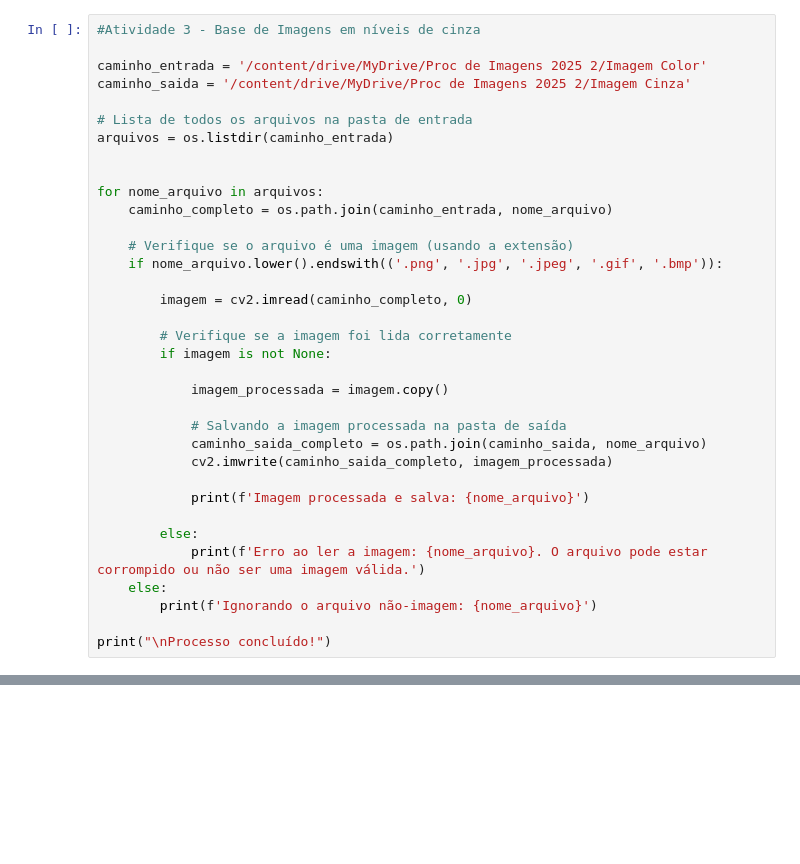
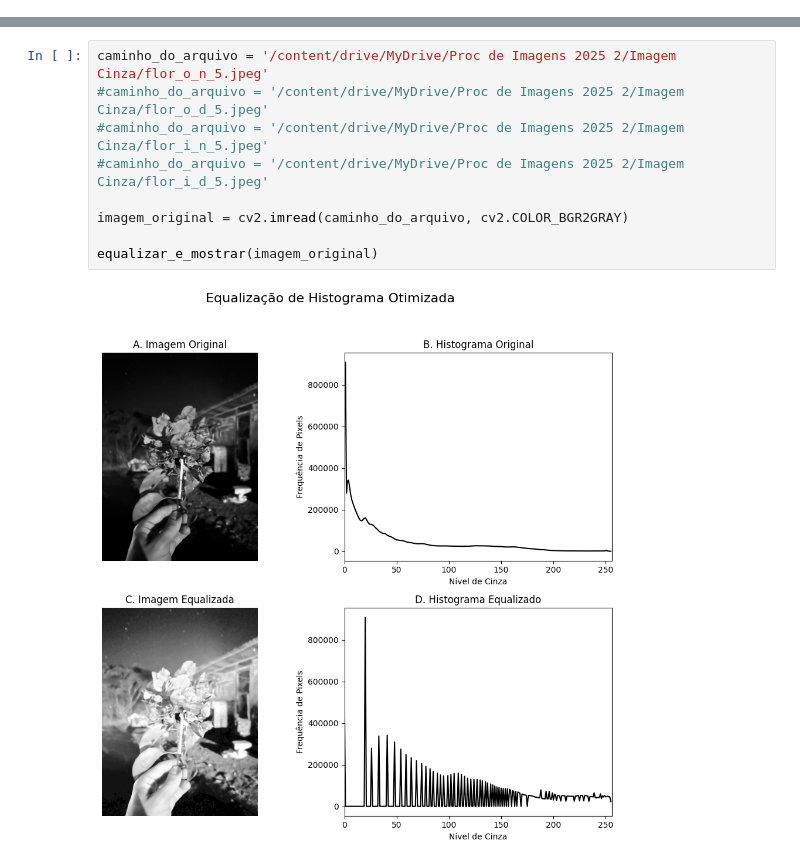
Before and after one commit to laerteluizf/Proc_Imagens_2025_2, a Jupyter notebook: Proc_Imagens_3_Tarefa_5.ipynb, the cells around one changed output, grey strips where cells are left out. Cells and saved outputs as stored; diff of their text form; blank space fills up the shorter version.

```diff
--- a/Proc_Imagens_3_Tarefa_5.ipynb
+++ b/Proc_Imagens_3_Tarefa_5.ipynb
@@ -27,35 +2,0 @@ def look_2(imagem_1, legenda_1, imagem_2, legenda_2):
-# %%
-#Atividade 3 - Base de Imagens em níveis de cinza
-
-caminho_entrada = '/content/drive/MyDrive/Proc de Imagens 2025 2/Imagem Color'
-caminho_saida = '/content/drive/MyDrive/Proc de Imagens 2025 2/Imagem Cinza'
-
-# Lista de todos os arquivos na pasta de entrada
-arquivos = os.listdir(caminho_entrada)
-
-
-for nome_arquivo in arquivos:
-    caminho_completo = os.path.join(caminho_entrada, nome_arquivo)
-
-    # Verifique se o arquivo é uma imagem (usando a extensão)
-    if nome_arquivo.lower().endswith(('.png', '.jpg', '.jpeg', '.gif', '.bmp')):
-
-        imagem = cv2.imread(caminho_completo, 0)
-
-        # Verifique se a imagem foi lida corretamente
-        if imagem is not None:
-
-            imagem_processada = imagem.copy()
-
-            # Salvando a imagem processada na pasta de saída
-            caminho_saida_completo = os.path.join(caminho_saida, nome_arquivo)
-            cv2.imwrite(caminho_saida_completo, imagem_processada)
-
-            print(f'Imagem processada e salva: {nome_arquivo}')
-
-        else:
-            print(f'Erro ao ler a imagem: {nome_arquivo}. O arquivo pode estar corrompido ou não ser uma imagem válida.')
-    else:
-        print(f'Ignorando o arquivo não-imagem: {nome_arquivo}')
-
-print("\nProcesso concluído!")
@@ -500,0 +95,11 @@ mostrar_4_imagens(img1, legenda1, img2, legenda2, img3, legenda3, img4, legenda4
+# %%
+caminho_do_arquivo = '/content/drive/MyDrive/Proc de Imagens 2025 2/Imagem Cinza/flor_o_n_5.jpeg'
+#caminho_do_arquivo = '/content/drive/MyDrive/Proc de Imagens 2025 2/Imagem Cinza/flor_o_d_5.jpeg'
+#caminho_do_arquivo = '/content/drive/MyDrive/Proc de Imagens 2025 2/Imagem Cinza/flor_i_n_5.jpeg'
+#caminho_do_arquivo = '/content/drive/MyDrive/Proc de Imagens 2025 2/Imagem Cinza/flor_i_d_5.jpeg'
+
+imagem_original = cv2.imread(caminho_do_arquivo, cv2.COLOR_BGR2GRAY)
+
+equalizar_e_mostrar(imagem_original)
+# %% [output]
+[figure, added]
```
Also changed, not shown: parts of 10 cells of this notebook.
